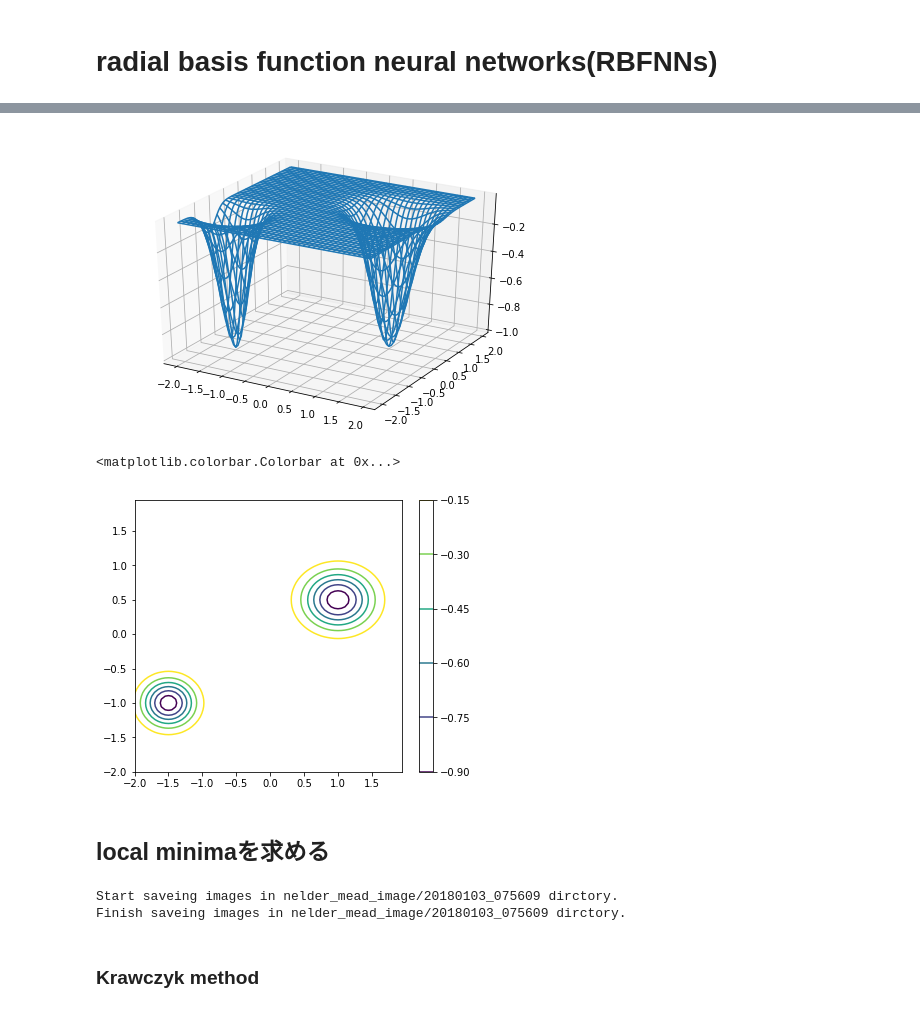
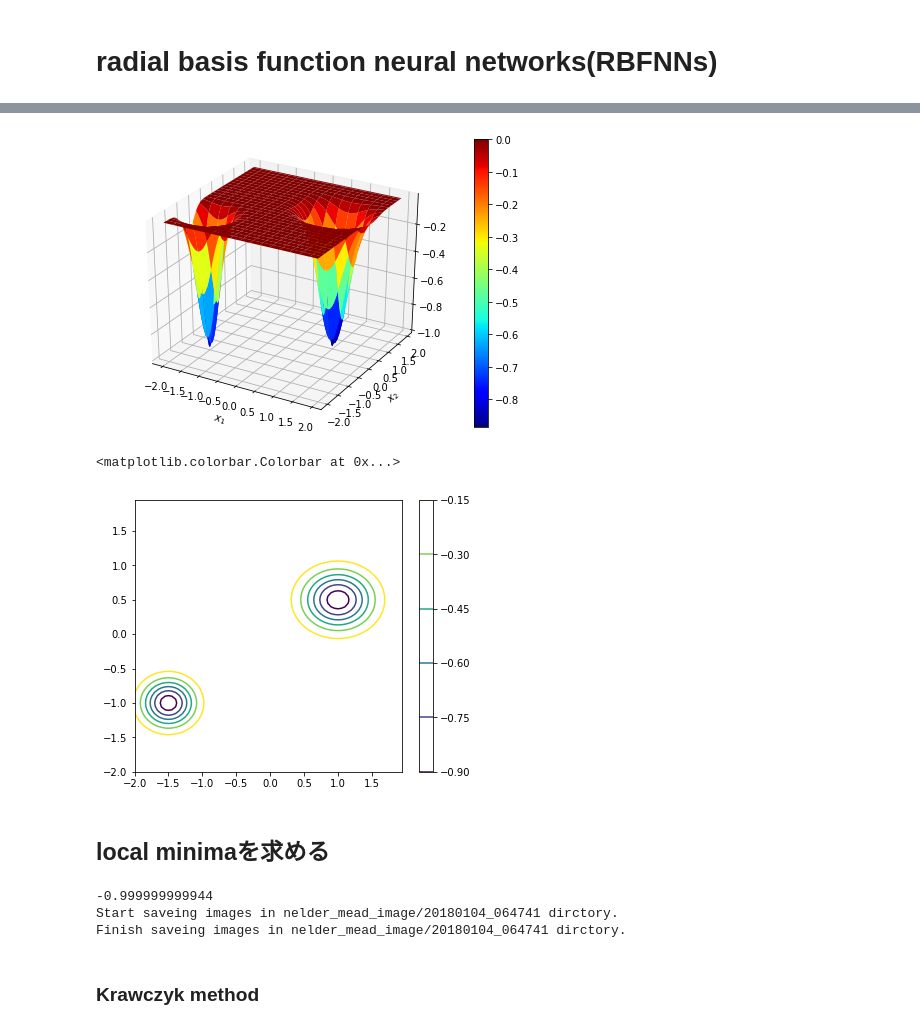
Before and after one commit to tkda-h3/interval-newton-method, a Jupyter notebook: global minimaを求めるプログラム.ipynb, the cells around one changed output, grey strips where cells are left out. Saved outputs shown, nothing was run; the diff lists cells and outputs as text; code cells hidden in the pictures.

```diff
--- a/global minimaを求めるプログラム.ipynb
+++ b/global minimaを求めるプログラム.ipynb
@@ -52,21 +53,24 @@ f = fmat([[f_func]])
 # %%
 x = np.arange(-2, 2, 0.05)
 y = np.arange(-2, 2, 0.05)
 
 X, Y = np.meshgrid(x, y)
 args_list =  np.array([X.flatten(), Y.flatten()]).T[:, :, np.newaxis]
 Z = np.array([ip.mid(f(_args))[0][0] for _args in args_list]).reshape(X.shape)
 
 fig = plt.figure()
 ax = Axes3D(fig)
-ax.plot_wireframe(X,Y,Z)
+surf = ax.plot_surface(X,Y,Z, rstride=3, cstride=5, cmap=cm.jet, linewidth=1)
+fig.colorbar(surf)
+plt.xlabel('$x_1$')
+plt.ylabel('$x_2$')
 plt.show()
 
 fig = plt.figure(figsize=(6, 5))
 im =plt.contour(X, Y, Z, shading='gouraud')
 fig.colorbar(im)
 # %% [output]
-[figure, old version]
+[figure, new version]
 <matplotlib.colorbar.Colorbar at 0x...>
 [figure]
 # %% [markdown]
@@ -90,11 +94,13 @@ y = np.arange(-2, 2, 0.05)
 X, Y = np.meshgrid(x, y)
 args_list =  np.array([X.flatten(), Y.flatten()]).T[:, :, np.newaxis].tolist()
 Z = np.array([-nelder.func(_args) for _args in args_list]).reshape(X.shape)
+print local_minima
 
 nelder.save_figs(X, Y, Z, points_history)
 # %% [output]
-Start saveing images in nelder_mead_image/20180103_075609 dirctory.
-Finish saveing images in nelder_mead_image/20180103_075609 dirctory.
+-0.999999999944
+Start saveing images in nelder_mead_image/20180104_064741 dirctory.
+Finish saveing images in nelder_mead_image/20180104_064741 dirctory.
 # %% [markdown]
 ### Krawczyk method
 # %%
```
Also changed, not shown: parts of 4 cells of this notebook, 9 other files.
